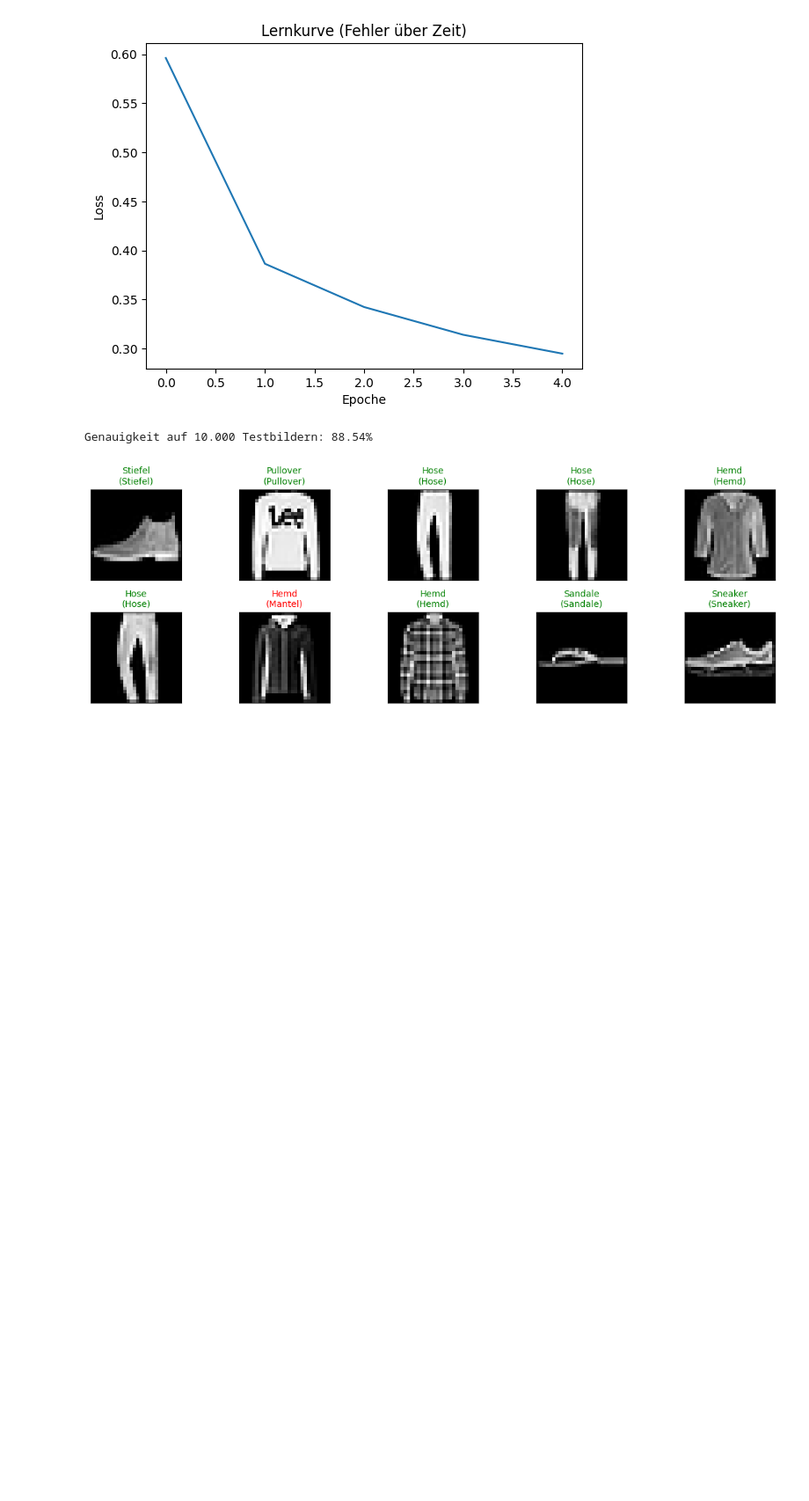
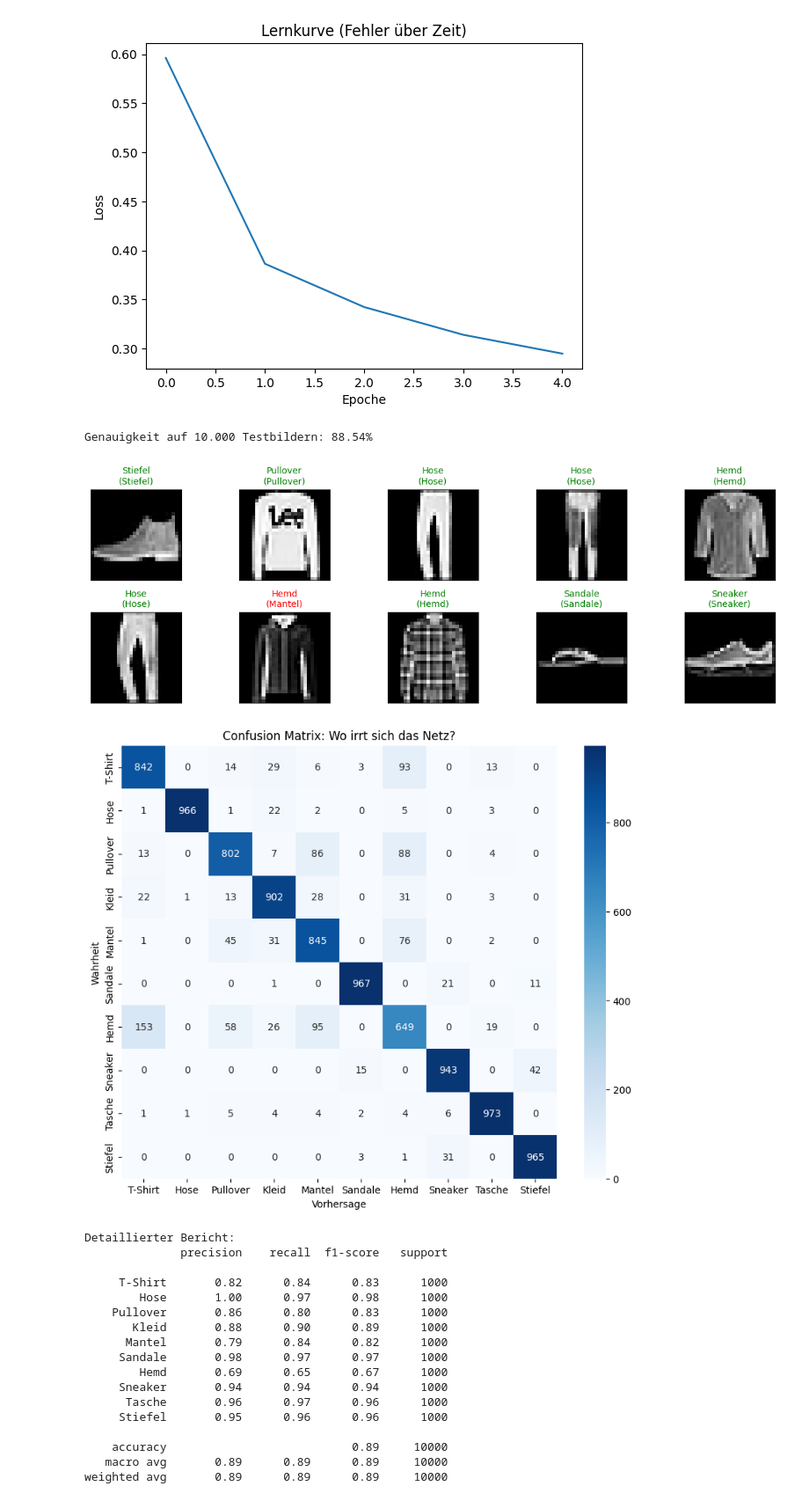
Before and after one commit to alexposekany/ComputerVision, a Jupyter notebook: Beispiel4_PytorchCNN.ipynb, the cells around one changed output. Shown at 88% size. Drawn from its saved outputs; the diff is of its cells as text; code cells hidden in the pictures; blank space fills up the shorter version.

```diff
--- a/Beispiel4_PytorchCNN.ipynb
+++ b/Beispiel4_PytorchCNN.ipynb
@@ -229,3 +229,63 @@ plt.tight_layout()
 plt.show()
 # %% [output]
 [figure]
+# %%
+# Evaluation & ResNet nutzen
+# Metriken berechnen (Scikit-Learn)
+
+from sklearn.metrics import confusion_matrix, classification_report
+import seaborn as sns
+import pandas as pd
+
+# Wir sammeln alle Vorhersagen und echte Labels vom Test-Set
+y_pred = []
+y_true = []
+
+net.eval() # Wichtig: Modell in Evaluierungs-Modus (Dropout aus etc.)
+with torch.no_grad():
+    for inputs, labels in test_loader:
+        inputs = inputs.to(device)
+        outputs = net(inputs)
+        _, predicted = torch.max(outputs, 1)
+
+        y_pred.extend(predicted.cpu().numpy())
+        y_true.extend(labels.cpu().numpy())
+
+# 1. Confusion Matrix visualisieren
+cm = confusion_matrix(y_true, y_pred)
+df_cm = pd.DataFrame(cm, index=classes, columns=classes)
+
+plt.figure(figsize=(10,8))
+sns.heatmap(df_cm, annot=True, fmt='d', cmap='Blues')
+plt.title("Confusion Matrix: Wo irrt sich das Netz?")
+plt.xlabel("Vorhersage")
+plt.ylabel("Wahrheit")
+plt.show()
+
+# 2. Classification Report (Precision, Recall, F1)
+print("Detaillierter Bericht:")
+print(classification_report(y_true, y_pred, target_names=classes))
+
+# REFLEXION:
+# Schauen Sie auf "Shirt" vs "T-Shirt" oder "Pullover" vs "Coat".
+# Hier verwechselt das Netz oft Dinge (niedriger Recall/Precision).
+# Bei "Bag" oder "Trouser" ist es meist sehr gut.
+# %% [output]
+[figure, added]
+Detaillierter Bericht:
+              precision    recall  f1-score   support
+
+     T-Shirt       0.82      0.84      0.83      1000
+        Hose       1.00      0.97      0.98      1000
+    Pullover       0.86      0.80      0.83      1000
+       Kleid       0.88      0.90      0.89      1000
+      Mantel       0.79      0.84      0.82      1000
+     Sandale       0.98      0.97      0.97      1000
+        Hemd       0.69      0.65      0.67      1000
+     Sneaker       0.94      0.94      0.94      1000
+      Tasche       0.96      0.97      0.96      1000
+     Stiefel       0.95      0.96      0.96      1000
+
+    accuracy                           0.89     10000
+   macro avg       0.89      0.89      0.89     10000
+weighted avg       0.89      0.89      0.89     10000
```
Also changed, not shown: parts of 3 cells of this notebook.
